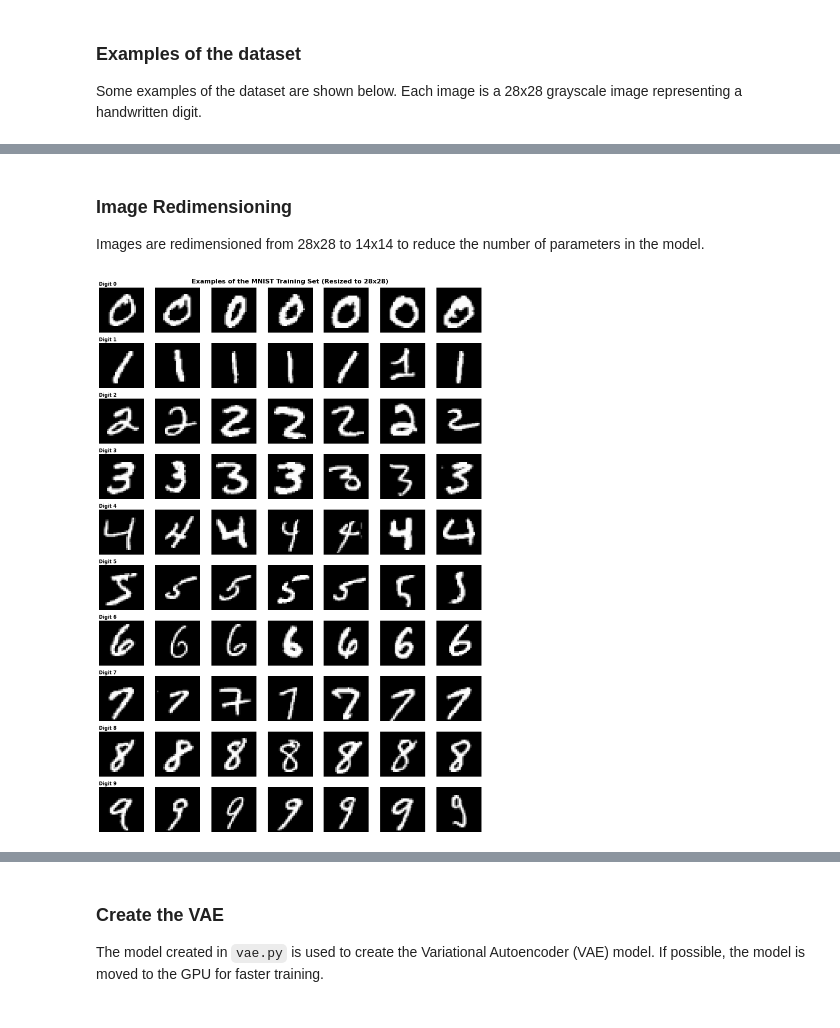
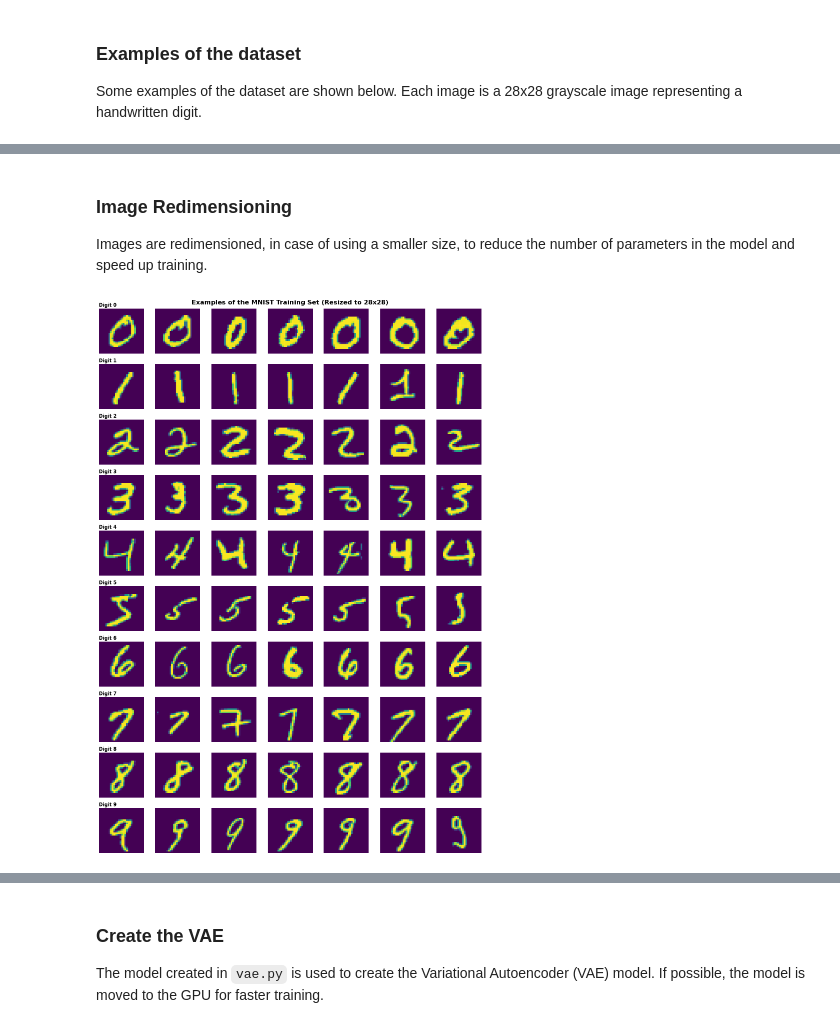
Before and after one commit to arturo-olvrs/VAE-MINST, a Jupyter notebook: vae-minst.ipynb, the cells around one changed output, grey strips where cells are left out. Drawn from its saved outputs; the diff is of its cells as text; code cells hidden in the pictures.

```diff
--- a/vae-minst.ipynb
+++ b/vae-minst.ipynb
@@ -125,3 +33,5 @@ class Gaussian_VAE(nn.Module):
+# %%
+CMAP = 'viridis'
 # %%
 device = torch.device('cuda' if torch.cuda.is_available() else 'cpu')
 print(device)
@@ -196,7 +106,7 @@ def show_examples(x_data, y_data, num_classes=10, num_photos=5, title=None):
             # Select the appropriate axis for the current digit and photo index
             ax = axes[digit, photo_idx]
 
-            ax.imshow(x_data[current_idx], cmap='gray')
+            ax.imshow(x_data[current_idx], cmap=CMAP)
             ax.axis('off')  # No need to see the axis for each image
 
             if photo_idx == 0:
@@ -212,35 +122,35 @@ show_examples(x_train_pre, y_train, num_classes=10, num_photos=7, title="Example
 # %% [markdown]
 ### Image Redimensioning
 
-Images are redimensioned from 28x28 to 14x14 to reduce the number of parameters in the model.
+Images are redimensioned, in case of using a smaller size, to reduce the number of parameters in the model and speed up training.
 # %%
-def resize_images(images, new_size=(14, 14)):
+def resize_images(images, new_size=(28, 28)):
     """
     Resize a batch of images to a new size using OpenCV.
 
     Parameters:
     - images: A numpy array of shape (num_images, height, width) containing the images to be resized.
     - new_size: A tuple (new_height, new_width) specifying the desired size of the output images.
 
     Returns:
     - A numpy array of shape (num_images, new_height, new_width) containing the resized images.
     """
 
 
     num_imgs = images.shape[0]
     new_width, new_height = new_size
 
 
     resized = np.zeros((num_imgs, new_height, new_width), dtype=np.float32)
     for i in range(num_imgs):
         resized[i] = cv2.resize(images[i].astype(np.float32), (new_width, new_height))
     return resized
 
 NEW_WIDTH, NEW_HEIGHT = 28, 28
 x_train_resized = resize_images(x_train_pre,    (NEW_WIDTH, NEW_HEIGHT))
 x_val_resized = resize_images(x_val_pre,        (NEW_WIDTH, NEW_HEIGHT))
 
 
 show_examples(x_train_resized, y_train, num_classes=10, num_photos=7, title=f"Examples of the MNIST Training Set (Resized to {NEW_WIDTH}x{NEW_HEIGHT})")
 # %% [output]
-[figure, old version]
+[figure, new version]
```
Also changed, not shown: parts of 25 cells of this notebook, 1 other file.
